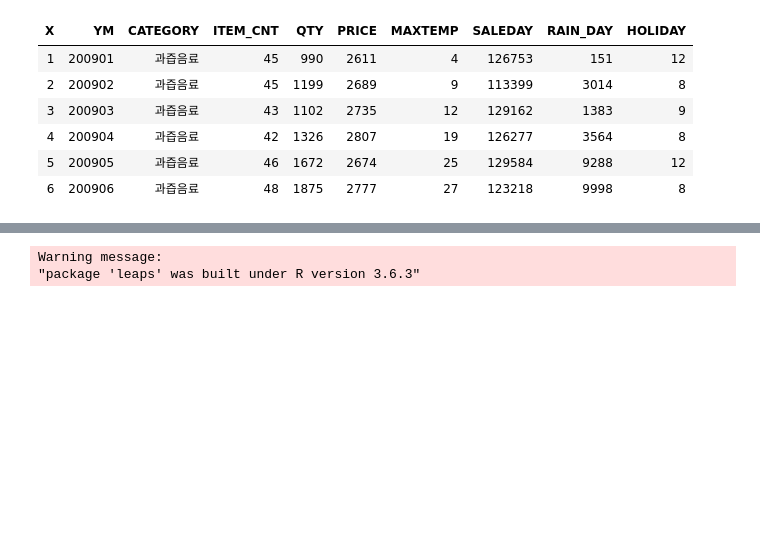
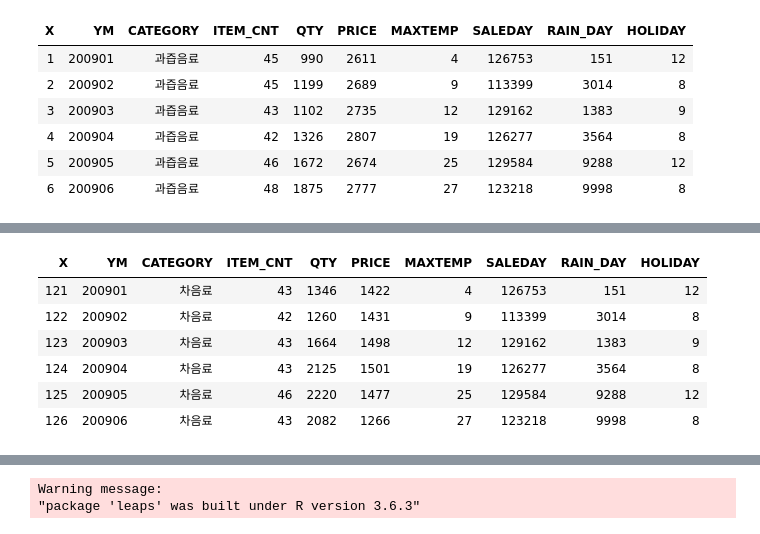
Before and after one commit to Seungki-Jeong/R_Practice, a Jupyter notebook: 개인.ipynb, the cells around one changed output, grey strips where cells are left out. Cells and saved outputs as stored; diff of their text form; code cells hidden in the pictures; blank space fills up the shorter version.

```diff
--- a/개인.ipynb
+++ b/개인.ipynb
@@ -61,3 +85,13 @@ head(fruit_data)
+# %%
+head(tea_data)
+# %% [output]
+| X | YM | CATEGORY | ITEM_CNT | QTY | PRICE | MAXTEMP | SALEDAY | RAIN_DAY | HOLIDAY |
+| 121 | 200901 | 차음료 | 43 | 1346 | 1422 | 4 | 126753 | 151 | 12 |
+| 122 | 200902 | 차음료 | 42 | 1260 | 1431 | 9 | 113399 | 3014 | 8 |
+| 123 | 200903 | 차음료 | 43 | 1664 | 1498 | 12 | 129162 | 1383 | 9 |
+| 124 | 200904 | 차음료 | 43 | 2125 | 1501 | 19 | 126277 | 3564 | 8 |
+| 125 | 200905 | 차음료 | 46 | 2220 | 1477 | 25 | 129584 | 9288 | 12 |
+| 126 | 200906 | 차음료 | 43 | 2082 | 1266 | 27 | 123218 | 9998 | 8 |
 # %%
 cor(fruit_data[,c(4:10)])
 # %% [output]
```
Also changed, not shown: parts of 36 cells of this notebook.
